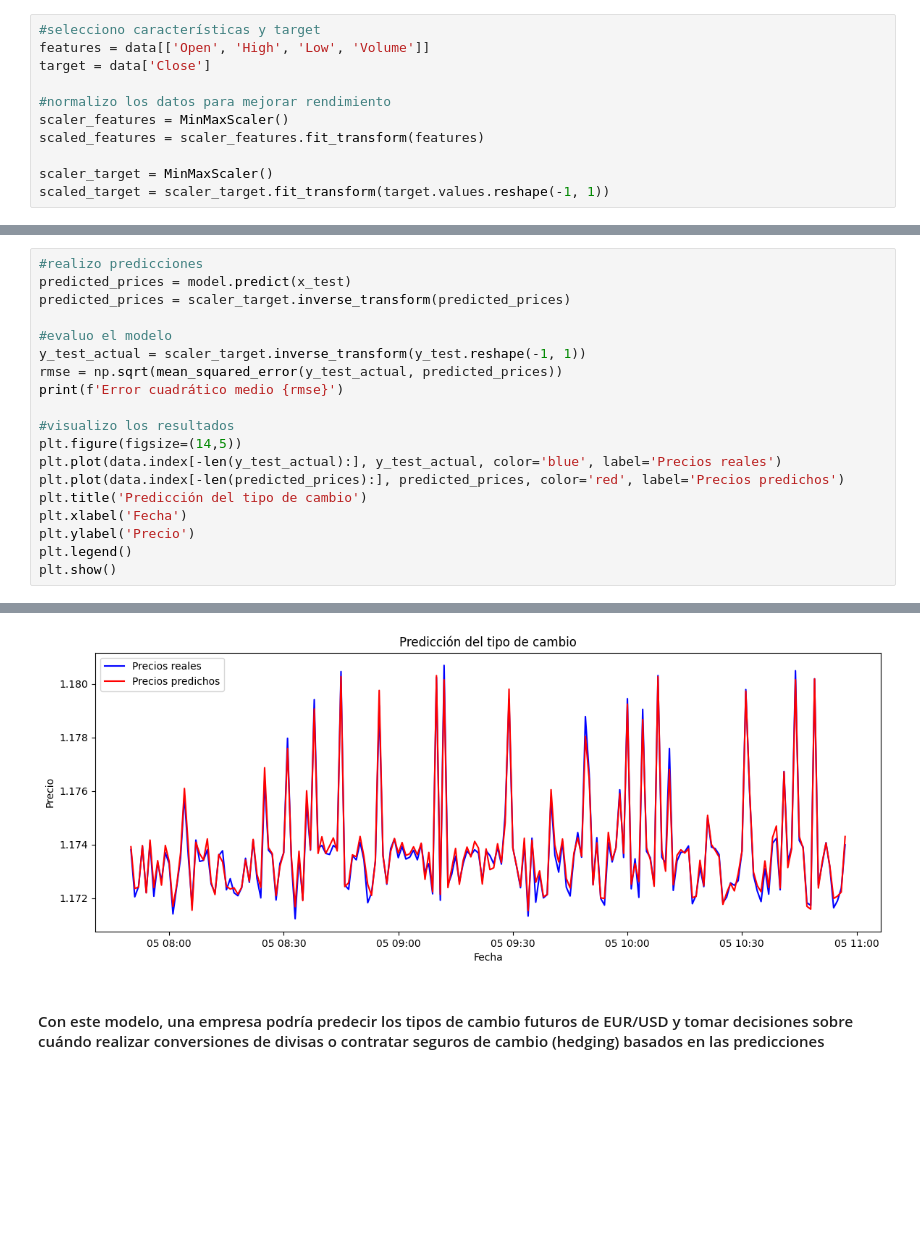
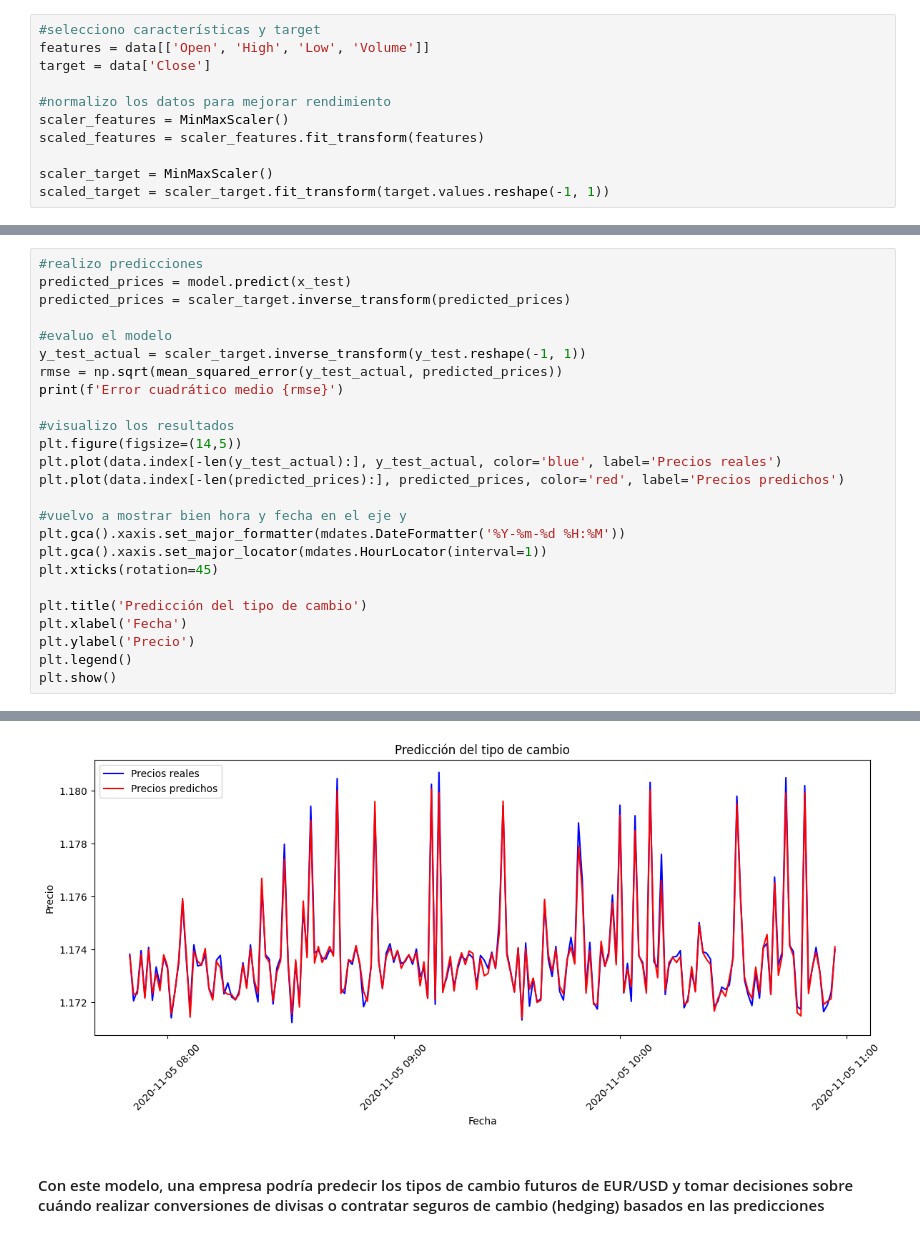
Before and after one commit to irenegauna/eur-usd-exchange-rate-predictor, a Jupyter notebook: Predicción_dolar_vs_euro.ipynb, the cells around one changed output, grey strips where cells are left out. Saved outputs shown, nothing was run; the diff lists cells and outputs as text; blank space fills up the shorter version.

```diff
--- a/Predicción_dolar_vs_euro.ipynb
+++ b/Predicción_dolar_vs_euro.ipynb
@@ -162,6 +168,12 @@ print(f'Error cuadrático medio {rmse}')
 plt.figure(figsize=(14,5))
 plt.plot(data.index[-len(y_test_actual):], y_test_actual, color='blue', label='Precios reales')
 plt.plot(data.index[-len(predicted_prices):], predicted_prices, color='red', label='Precios predichos')
+
+#vuelvo a mostrar bien hora y fecha en el eje y
+plt.gca().xaxis.set_major_formatter(mdates.DateFormatter('%Y-%m-%d %H:%M'))
+plt.gca().xaxis.set_major_locator(mdates.HourLocator(interval=1))
+plt.xticks(rotation=45)
+
 plt.title('Predicción del tipo de cambio')
 plt.xlabel('Fecha')
 plt.ylabel('Precio')
@@ -173,4 +185,4 @@ Error medio al cuadrado 0.00023777666015103693
-[figure, old version]
+[figure, new version]
 # %% [markdown]
 #### Con este modelo, una empresa podría predecir los tipos de cambio futuros de EUR/USD y tomar decisiones sobre cuándo realizar conversiones de divisas o contratar seguros de cambio (hedging) basados en las predicciones
 # %% [markdown]
```
Also changed, not shown: parts of 5 cells of this notebook.
